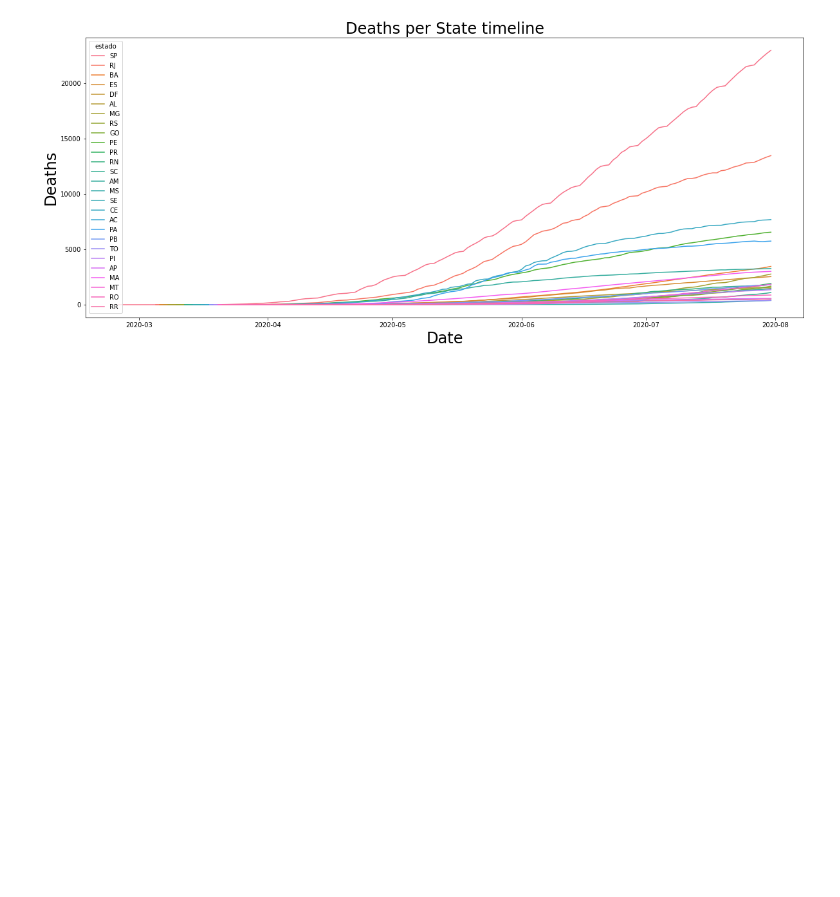
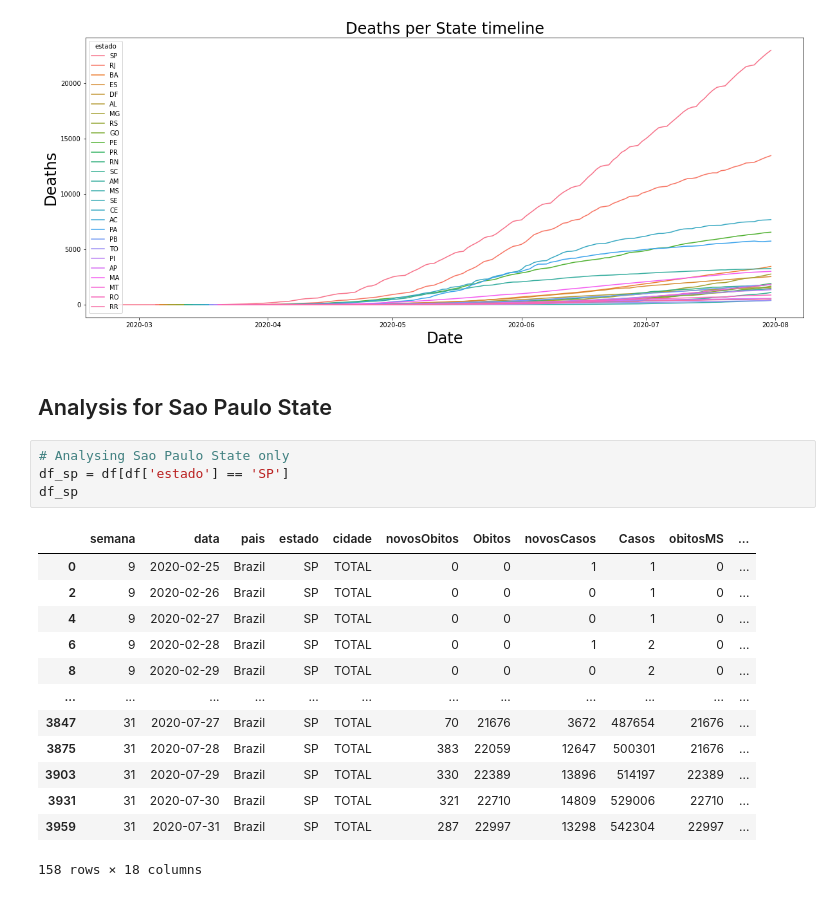
Before and after one commit to The-Raijin/data-analysis-covid-19-br, a Jupyter notebook: Exploratory Analysis.ipynb, the cells around one changed output. Saved outputs shown, nothing was run; the diff lists cells and outputs as text; blank space fills up the shorter version.

```diff
--- a/Exploratory Analysis.ipynb
+++ b/Exploratory Analysis.ipynb
@@ -57,3 +54,23 @@ fig.set_ylabel('Deaths', fontsize=24)
 # %% [output]
 Text(0, 0.5, 'Deaths')
 [figure]
+# %% [markdown]
+## Analysis for Sao Paulo State
+# %%
+# Analysing Sao Paulo State only
+df_sp = df[df['estado'] == 'SP']
+df_sp
+# %% [output]
+|  | semana | data | pais | estado | cidade | novosObitos | Obitos | novosCasos | Casos | obitosMS | ... |
+| 0 | 9 | 2020-02-25 | Brazil | SP | TOTAL | 0 | 0 | 1 | 1 | 0 | ... |
+| 2 | 9 | 2020-02-26 | Brazil | SP | TOTAL | 0 | 0 | 0 | 1 | 0 | ... |
+| 4 | 9 | 2020-02-27 | Brazil | SP | TOTAL | 0 | 0 | 0 | 1 | 0 | ... |
+| 6 | 9 | 2020-02-28 | Brazil | SP | TOTAL | 0 | 0 | 1 | 2 | 0 | ... |
+| 8 | 9 | 2020-02-29 | Brazil | SP | TOTAL | 0 | 0 | 0 | 2 | 0 | ... |
+| ... | ... | ... | ... | ... | ... | ... | ... | ... | ... | ... | ... |
+| 3847 | 31 | 2020-07-27 | Brazil | SP | TOTAL | 70 | 21676 | 3672 | 487654 | 21676 | ... |
+| 3875 | 31 | 2020-07-28 | Brazil | SP | TOTAL | 383 | 22059 | 12647 | 500301 | 21676 | ... |
+| 3903 | 31 | 2020-07-29 | Brazil | SP | TOTAL | 330 | 22389 | 13896 | 514197 | 22389 | ... |
+| 3931 | 31 | 2020-07-30 | Brazil | SP | TOTAL | 321 | 22710 | 14809 | 529006 | 22710 | ... |
+| 3959 | 31 | 2020-07-31 | Brazil | SP | TOTAL | 287 | 22997 | 13298 | 542304 | 22997 | ... |
+158 rows × 18 columns
```
Also changed, not shown: parts of 4 cells of this notebook.
